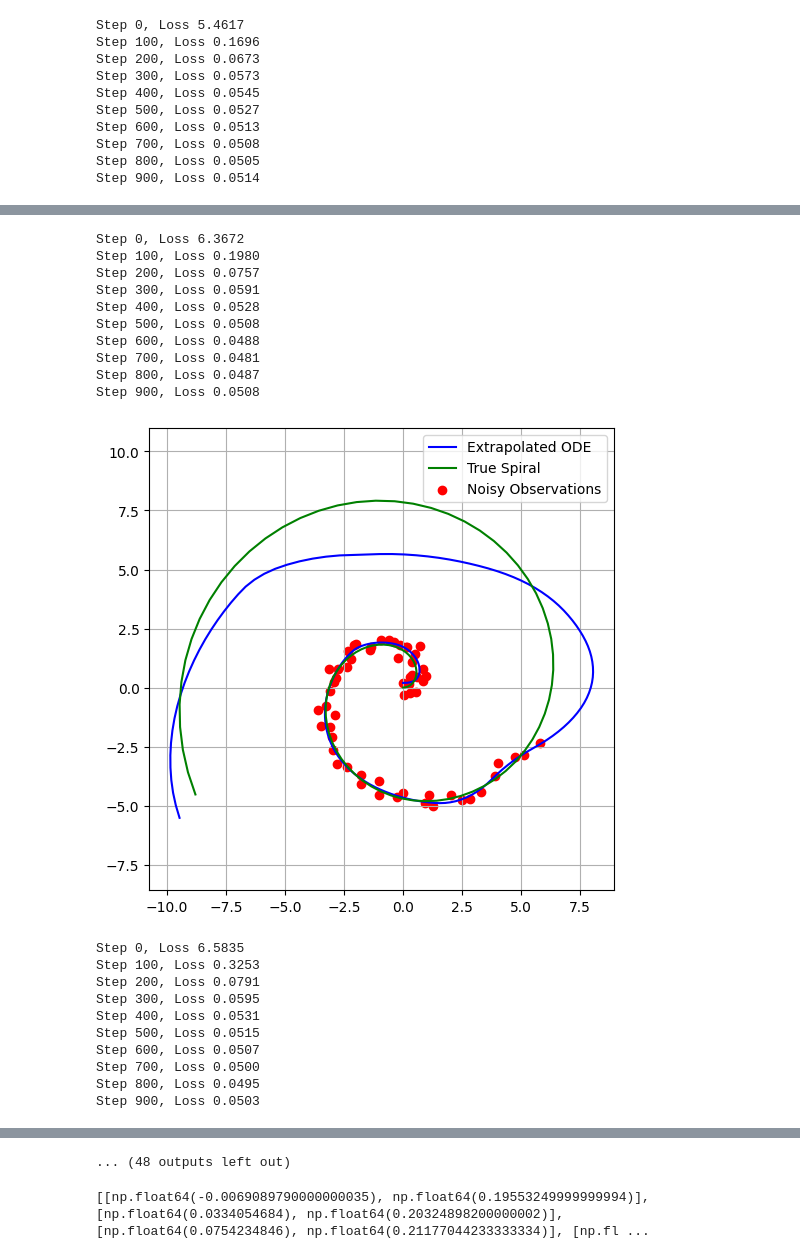
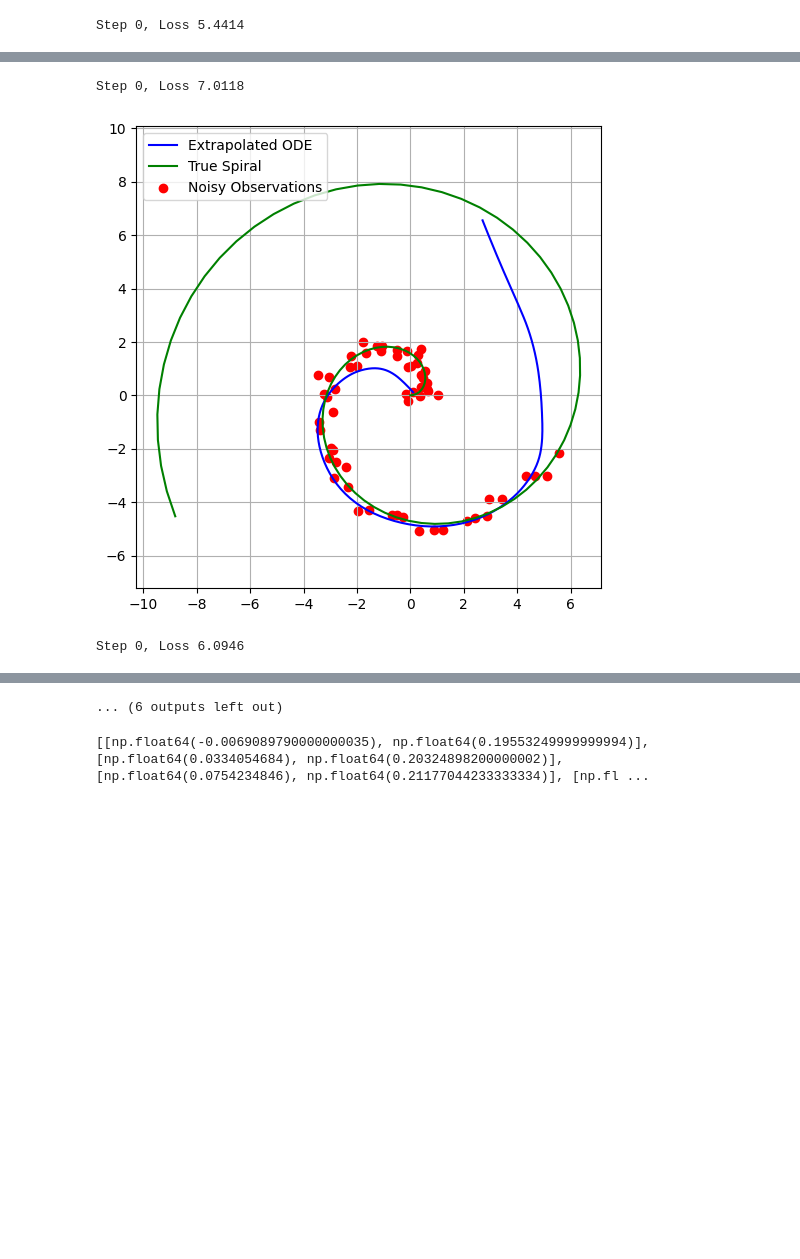
Before and after one commit to takuro913/JIKKEN_NeuralODE_2025, a Jupyter notebook: Spiral_Predict.ipynb, the cells around one changed output, grey strips where cells are left out. Drawn from its saved outputs; the diff is of its cells as text; code cells hidden in the pictures; blank space fills up the shorter version.

```diff
--- a/Spiral_Predict.ipynb
+++ b/Spiral_Predict.ipynb
@@ -201,7 +201,7 @@ for j in range(n):
     """
 
     # 外挿用
-    for itr in range(1000):
+    for itr in range(100):
         optimizer.zero_grad()
         pred_y = odeint(func, y0, t_train) #[60, 1, 2]
         pred_y = pred_y.permute(1, 0, 2) #[1, 60, 2]
@@ -245,14 +245,33 @@ all_result_df = pd.concat(all_result, ignore_index=True)# 新しいindexを0か
 all_result_df.to_csv("pred_y_extrapolated_all.csv", index=False, encoding="utf-8")# 「index=False にするのは、余分なインデックス列を省くため」
 
 # 各回の平均を取って一つの結果を出す
+import numpy as np
+
+df = pd.read_csv("pred_y_extrapolated_all.csv")# csv読み込み
+x_array=df["x"].values # pred_y_extrapolated_all.csvのうちxの要素をnumpy配列として格納。これで配列と同じような計算ができる
+y_array=df["y"].values
+
+all_ave=[]# すべての平均結果を入れるリスト
+for j in range(0,200,1):
+    x_sum=0
+    y_sum=0
+    for k in range (j,j+((n-1)*200)+1,200):
+        x_sum+=x_array[k]
+        y_sum+=y_array[k]
+
+    x_ave=x_sum/n
+    y_ave=y_sum/n
+    all_ave.append([x_ave,y_ave])
+print(all_ave)# all_aveの中身は[[np.float64(-0.0010858196), np.float64(0.271589)]]のようになるが、普通の配列と同じように要素を取り出したり、計算したりできるので問題ない
+
+all_ave = np.array(all_ave)  # ← リストをNumPy配列に変換。これをすることで下のプロットのスライスを用いた書き方ができる。逆にこれがないと「リストのまま NumPy 的なインデックス指定」することになりエラーになる
+plt.figure(figsize=(6, 6))
+plt.plot(all_ave[:, 0], all_ave[:, 1], label="Average result (30 extrapolated predictions)", color='blue')# 各回の平均を取ったスパイラル予測
+plt.plot(true_x,true_y,label='True Spiral',color='green')
+plt.scatter(noisy_x,noisy_y,label='Noisy Observations',color='red') #「plt.scatter(x, y, label="○○")」で散布図を描く関数
+plt.legend()
+plt.grid(True)
+plt.axis('equal')
+plt.show()
 # %% [output]
-Step 0, Loss 5.4617
-Step 100, Loss 0.1696
-Step 200, Loss 0.0673
-Step 300, Loss 0.0573
-Step 400, Loss 0.0545
-Step 500, Loss 0.0527
-Step 600, Loss 0.0513
-Step 700, Loss 0.0508
-Step 800, Loss 0.0505
-Step 900, Loss 0.0514
+Step 0, Loss 5.4414
@@ -260,21 +279,3 @@ Step 900, Loss 0.0514
-Step 0, Loss 6.3672
-Step 100, Loss 0.1980
-Step 200, Loss 0.0757
-Step 300, Loss 0.0591
-Step 400, Loss 0.0528
-Step 500, Loss 0.0508
-Step 600, Loss 0.0488
-Step 700, Loss 0.0481
-Step 800, Loss 0.0487
-Step 900, Loss 0.0508
+Step 0, Loss 7.0118
-[figure, old version]
+[figure, new version]
-Step 0, Loss 6.5835
-Step 100, Loss 0.3253
-Step 200, Loss 0.0791
-Step 300, Loss 0.0595
-Step 400, Loss 0.0531
-Step 500, Loss 0.0515
-Step 600, Loss 0.0507
-Step 700, Loss 0.0500
-Step 800, Loss 0.0495
-Step 900, Loss 0.0503
+Step 0, Loss 6.0946
@@ -315,2 +289,2 @@ Step 900, Loss 0.0497
-... (48 outputs left out)
+... (6 outputs left out)
 # %%
```
Also changed, not shown: parts of 6 cells of this notebook, 10 other files.
